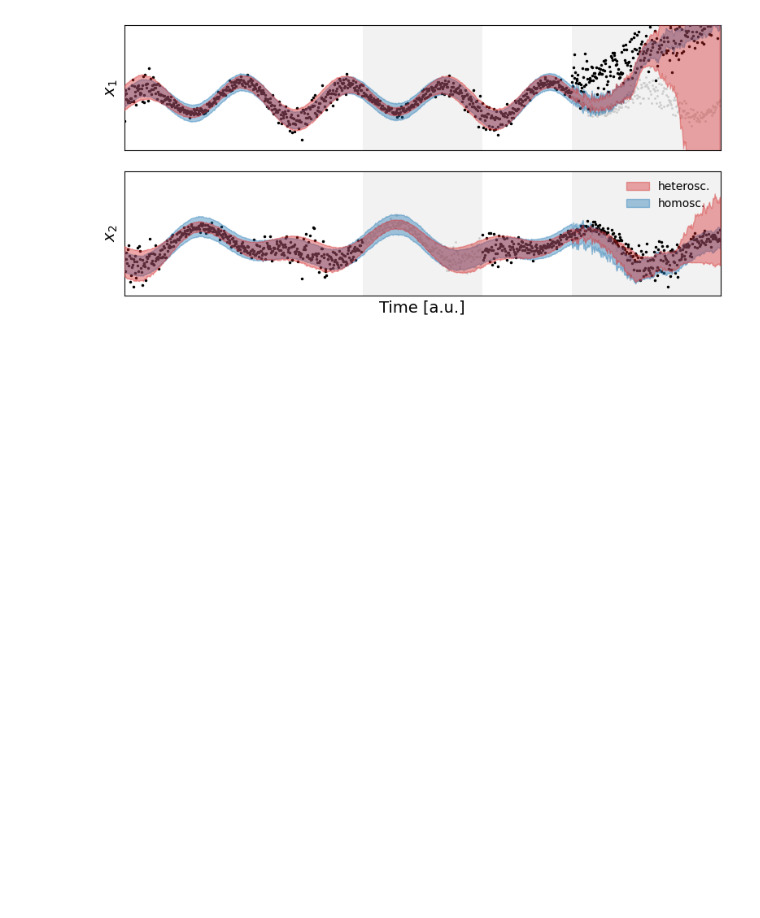
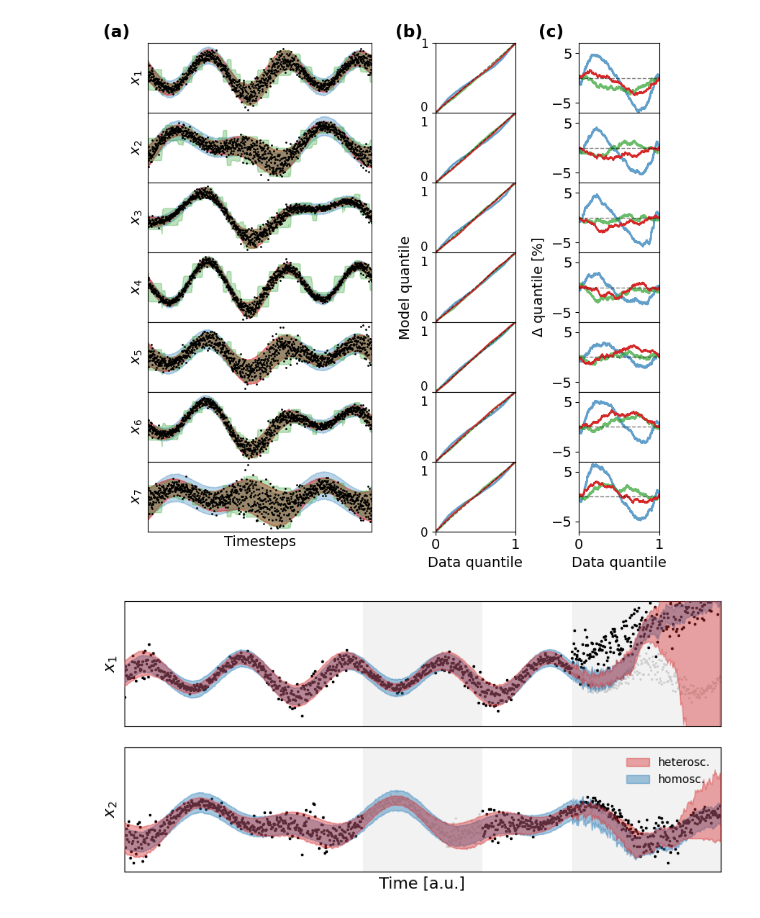
Before and after one commit to christiando/gaussian-toolbox, a Jupyter notebook: notebooks/heteroskedasticity/Fit synthetic.ipynb, the cells around one changed output. Cells and saved outputs as stored; diff of their text form; code cells hidden in the pictures; blank space fills up the shorter version.

```diff
--- a/notebooks/heteroskedasticity/Fit synthetic.ipynb
+++ b/notebooks/heteroskedasticity/Fit synthetic.ipynb
@@ -77,0 +192,12 @@ x_tr, x_va, x_te_original, x_te_na, s_tr_x = load_synthetic_e1()
+# %%
+seed = 0
+reset_seeds(seed)
+x_tr, x_va, x_te_original, x_te_na, s_tr_x = load_synthetic_e1(train_ratio=.75)
+K = 18
+hmm = train_HMM(x_tr, K)
+# %%
+seed = 0
+reset_seeds(seed)
+x_tr, x_va, x_te_original, x_te_na, s_tr_x = load_synthetic_e1(train_ratio=.75)
+p, q = 4, 1
+arimax = train_arimax(x_tr, p, q)
@@ -78,3 +221,85 @@ x_tr, x_va, x_te_original, x_te_na, s_tr_x = load_synthetic_e1()
+# %%
+lin_pred_density = ssm_em_lin.compute_predictive_density(x_te_original)
+hsk_pred_density = ssm_em_hsk.compute_predictive_density(x_te_original)
+hmm_pred_density = hmm.compute_predictive_density(x_te_original)
+arimax_pred_density = arimax.compute_predictive_density(x_te_original)
+# %%
+pyplot.rcdefaults()
+pyplot.rc('font', size = 14)
+fig = pyplot.figure(figsize=(8,8))
+gs = fig.add_gridspec(7, 4, hspace=0)
+T_start = 10
+T_stop = 1010
+for dx in range(ssm_em_lin.Dx):
+    ax1 = fig.add_subplot(gs[dx,:2])
+    ax1.plot(range(T_start,T_stop), x_te_original[T_start:T_stop, dx], 'k.', ms=2)
+    lb_lin = lin_pred_density.mu[T_start:T_stop, dx] - 1.68 * numpy.sqrt(lin_pred_density.Sigma[T_start:T_stop, dx, dx])
+    ub_lin = lin_pred_density.mu[T_start:T_stop, dx] + 1.68 * numpy.sqrt(lin_pred_density.Sigma[T_start:T_stop, dx, dx])
+    ax1.fill_between(range(T_start,T_stop), lb_lin, ub_lin, color='C0', alpha=.3)
+    lb_hsk = hsk_pred_density.mu[T_start:T_stop, dx] - 1.68 * numpy.sqrt(hsk_pred_density.Sigma[T_start:T_stop, dx, dx])
+    ub_hsk = hsk_pred_density.mu[T_start:T_stop, dx] + 1.68 * numpy.sqrt(hsk_pred_density.Sigma[T_start:T_stop, dx, dx])
+    ax1.fill_between(range(T_start,T_stop), lb_hsk, ub_hsk, color='C3', alpha=.5)
+    lb_hmm = hmm_pred_density.mu[T_start:T_stop, dx] - 1.68 * numpy.sqrt(hmm_pred_density.Sigma[T_start:T_stop, dx])
+    ub_hmm = hmm_pred_density.mu[T_start:T_stop, dx] + 1.68 * numpy.sqrt(hmm_pred_density.Sigma[T_start:T_stop, dx])
+    ax1.fill_between(range(T_start,T_stop), lb_hmm, ub_hmm, color='C2', alpha=.3)
+    lb_arimax = arimax_pred_density.mu[T_start:T_stop, dx] - 1.68 * numpy.sqrt(arimax_pred_density.Sigma[T_start:T_stop, dx])
+    ub_arimax = arimax_pred_density.mu[T_start:T_stop, dx] + 1.68 * numpy.sqrt(arimax_pred_density.Sigma[T_start:T_stop, dx])
+    ax1.fill_between(range(T_start,T_stop), lb_arimax, ub_arimax, color='C4', alpha=.3)
+    ax1.set_xlim([T_start,T_stop])
+    ax1.set_xticks([])
+    ax1.set_yticks([])
+    ax1.set_ylabel('$x_%d$' %(dx+1))
+
+    ax2 = fig.add_subplot(gs[dx,2])
+    hsk_cdf = numpy.sort(scipy.stats.norm.cdf((x_te_original[:,dx] - hsk_pred_density.mu[:,dx]) / numpy.sqrt(hsk_pred_density.Sigma[:,dx,dx])))
+    lin_cdf = numpy.sort(scipy.stats.norm.cdf((x_te_original[:,dx] - lin_pred_density.mu[:,dx]) / numpy.sqrt(lin_pred_density.Sigma[:,dx,dx])))
+    hmm_cdf = numpy.sort(scipy.stats.norm.cdf((x_te_original[:,dx] - hmm_pred_density.mu[:,dx]) / numpy.sqrt(hmm_pred_density.Sigma[:,dx])))
+    arimax_cdf = numpy.sort(scipy.stats.norm.cdf((x_te_original[:,dx] - arimax_pred_density.mu[:,dx]) / numpy.sqrt(arimax_pred_density.Sigma[:,dx])))
+    ax2.plot(numpy.linspace(0,1,x_te_original.shape[0]), lin_cdf, color='C0', alpha=.7, lw=2)
+    ax2.plot(numpy.linspace(0,1,x_te_original.shape[0]), hmm_cdf, color='C2', alpha=.7, lw=2)
+    ax2.plot(numpy.linspace(0,1,x_te_original.shape[0]), hsk_cdf, color='C3', alpha=1)
+    ax2.plot(numpy.linspace(0,1,x_te_original.shape[0]), arimax_cdf, color='C4', alpha=1)
+    ax2.plot([0,1], [0,1], 'k--', lw=1., alpha=.5)
+    ax2.set_xlim([0,1])
+    ax2.set_ylim([0,1])
+    ax2.set_xticks([])
+    ax2.set_yticks([0,1])
+    if dx == 0:
+        ax2.set_yticklabels(labels=['','1'], fontsize=12)
+    else:
+        ax2.set_yticklabels(labels=['','0\n 1'], fontsize=12)
+
+    ax3 = fig.add_subplot(gs[dx,3])
+    ax3.plot(numpy.linspace(0,1,x_te_original.shape[0]), 100 * (lin_cdf - numpy.linspace(0,1,x_te_original.shape[0])), color='C0', alpha=.7, lw=2)
+    ax3.plot(numpy.linspace(0,1,x_te_original.shape[0]), 100 * (hmm_cdf - numpy.linspace(0,1,x_te_original.shape[0])), color='C2', alpha=.7, lw=2)
+    ax3.plot(numpy.linspace(0,1,x_te_original.shape[0]), 100 * (arimax_cdf - numpy.linspace(0,1,x_te_original.shape[0])), color='C4', alpha=.7, lw=2)
+    ax3.plot(numpy.linspace(0,1,x_te_original.shape[0]), 100 * (hsk_cdf - numpy.linspace(0,1,x_te_original.shape[0])), color='C3')
+    ax3.plot([0,1], [0,0], 'k--', lw=1., alpha=.5)
+    ax3.set_xlim([0,1])
+    #ax2.set_ylim([0,1])
+    ax3.set_xticks([])
+    ax3.set_yticks([-5,5])
+    ax3.set_ylim([-7,7])
+    if dx == 3:
+        ax2.set_ylabel('Model quantile')
+        ax3.set_ylabel('$\Delta$ quantile [%]')
+    if dx == 0:
+        ax1.set_title('(a)', loc='left', fontweight='bold', x=-.2)
+        ax2.set_title('(b)', loc='left', fontweight='bold', x=-.5)
+        ax3.set_title('(c)', loc='left', fontweight='bold', x=-.5)
+
+ax1.set_xlabel('Timesteps')
+ax2.set_xticks([0,1])
+ax3.set_xticks([0,1])
+ax2.set_xticks([0,1])
+ax2.set_xlabel('Data quantile')
+ax2.set_yticklabels(labels=['0','0\n 1'], fontsize=12)
+ax3.set_xlabel('Data quantile')
+pyplot.tight_layout()
+fig.savefig('../../figs/aistats22/synthetic.pdf')
+fig.savefig('../../figs/aistats22/synthetic.png', dpi=600)
+# %% [output]
+[figure, added]
 # %%
 ssm_em_hsk = load_model(model_name='ssm_em_hsk_synthetic', path='../../data/models/')
 ssm_em_lin = load_model(model_name='ssm_em_lin_synthetic', path='../../data/models/')
```
Also changed, not shown: parts of 7 cells of this notebook, 6 other files.
